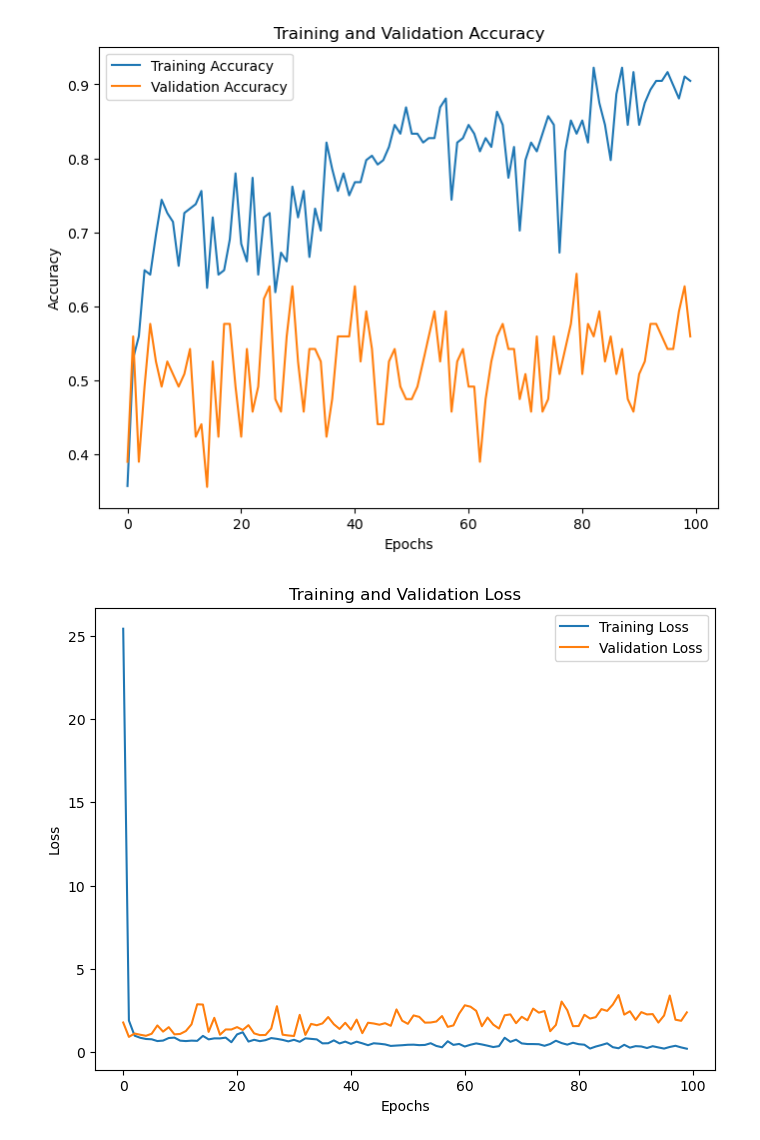
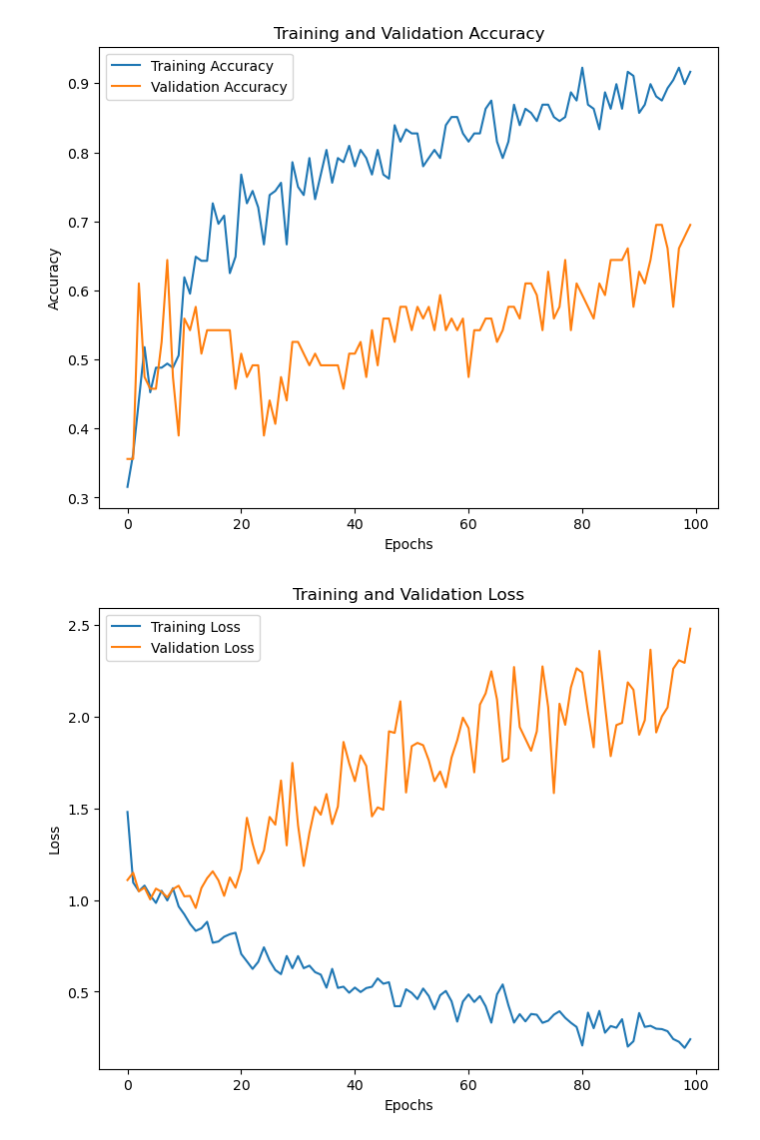
Before and after one commit to Mihuy1/NeuroverkkoProjekti, a Jupyter notebook: Photos-CNN/photos-cnn.ipynb, the cells around one changed output. Saved outputs shown, nothing was run; the diff lists cells and outputs as text; code cells hidden in the pictures.

```diff
--- a/Photos-CNN/photos-cnn.ipynb
+++ b/Photos-CNN/photos-cnn.ipynb
@@ -34,7 +58,7 @@ print(train_dataset.class_names)
 data_augmentation = keras.Sequential(
     [
         layers.RandomFlip("horizontal"),
-        layers.RandomRotation(0.05),
+        layers.RandomRotation(0.1),
         layers.RandomZoom(0.05),
         layers.RandomContrast(0.2),
         layers.RandomBrightness(0.2),
@@ -58,11 +83,10 @@ Found 21 files belonging to 3 classes.
 # %%
 inputs = keras.Input(shape=(180, 180, 3))
 x = data_augmentation(inputs)
+x = layers.Rescaling(1.0 / 255)(x)
 x = layers.Conv2D(filters=32, kernel_size=3, activation="relu")(x)
 x = layers.MaxPooling2D(pool_size=(2, 2))(x)
 x = layers.Conv2D(filters=64, kernel_size=3, activation="relu")(x)
-x = layers.MaxPooling2D(pool_size=(2, 2))(x)
-x = layers.Conv2D(filters=128, kernel_size=3, activation="relu")(x)
 x = layers.MaxPooling2D(pool_size=(2, 2))(x)
 x = layers.Flatten()(x)
 x = layers.Dropout(0.5)(x)
@@ -125,5 +149,5 @@ Epoch 100/100
-[figure, old version]
+[figure, new version]
-[figure, old version]
+[figure, new version]
 # %%
 test_loss, test_acc = model.evaluate(test_dataset)
 print(f'Test accuracy: {test_acc:.4f}')
```
Also changed, not shown: parts of 6 cells of this notebook, 3 other files.
